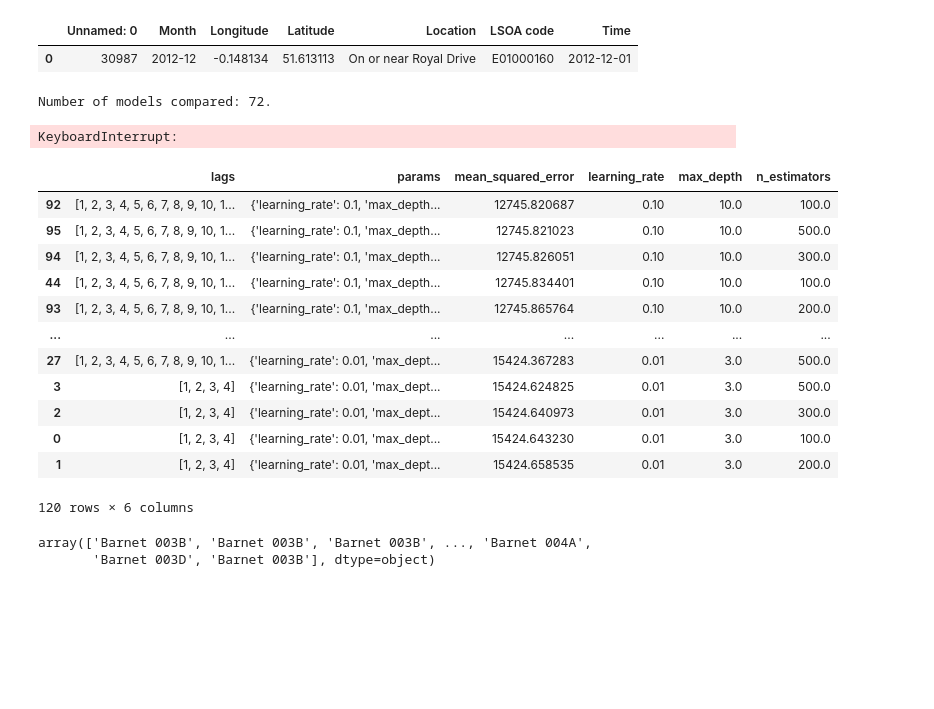
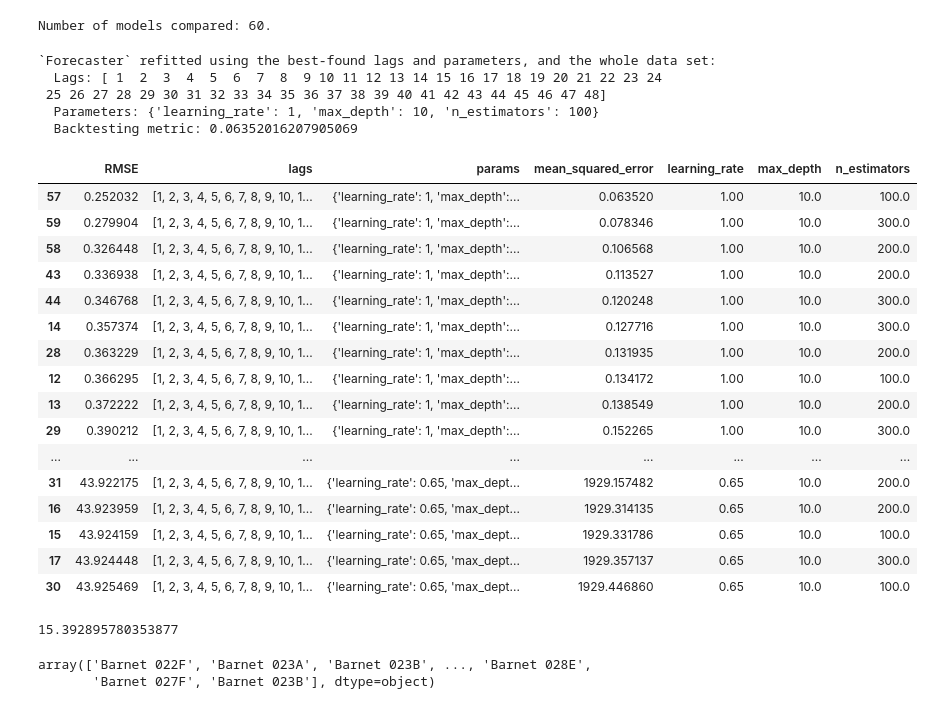
Before and after one commit to jdobladez/DC2-Group1-2023, a Jupyter notebook: check.ipynb, the cells around one changed output. Saved outputs shown, nothing was run; the diff lists cells and outputs as text; code cells hidden in the pictures; blank space fills up the shorter version.

Commit message:
error has been minimized to 0.25

```diff
--- a/check.ipynb
+++ b/check.ipynb
@@ -63,8 +58,3 @@ x_train.tail(1)
-# %%
-x_val.head(1)
-# %% [output]
-|  | Unnamed: 0 | Month | Longitude | Latitude | Location | LSOA code | Time |
-| 0 | 30987 | 2012-12 | -0.148134 | 51.613113 | On or near Royal Drive | E01000160 | 2012-12-01 |
 # %%
 exog = ['Location', 'LSOA code']
 # %%
@@ -102,12 +92,12 @@ forecaster = ForecasterAutoregDirect(
 # Define hyperparameters
 param_grid = {
     'n_estimators': [100, 200, 300],
-    'max_depth': [3, 5, 10],
-    'learning_rate': [0.01, 0.1]
+    'max_depth': [10],
+    'learning_rate': [0.65, 0.75, 0.85, 0.95, 1]
 }
 
 # Lags used as predictors
-lags_grid = [12, 24, 48, 60]
+lags_grid = [12, 24, 36, 48]
 # %%
 
 # Obtaining best model
@@ -124,16 +114,42 @@ result_grid = grid_search_forecaster(
     param_grid=param_grid,
     lags_grid=lags_grid,
     steps=12,
-    refit=True,
-    metric='mean_absolute_error',
+    refit=False,
+    metric='mean_squared_error',
     initial_train_size=len(x_train),
     fixed_train_size=False,
     return_best=True,
     verbose=False
 )
 # %% [output]
-Number of models compared: 72.
+Number of models compared: 60.
-KeyboardInterrupt:
+`Forecaster` refitted using the best-found lags and parameters, and the whole data set:
+  Lags: [ 1  2  3  4  5  6  7  8  9 10 11 12 13 14 15 16 17 18 19 20 21 22 23 24
+ 25 26 27 28 29 30 31 32 33 34 35 36 37 38 39 40 41 42 43 44 45 46 47 48]
+  Parameters: {'learning_rate': 1, 'max_depth': 10, 'n_estimators': 100}
+  Backtesting metric: 0.06352016207905069
+# %%
+result_grid.insert(0, "RMSE", np.sqrt(result_grid["mean_squared_error"]))
+
+result_grid
+# %% [output]
+|  | RMSE | lags | params | mean_squared_error | learning_rate | max_depth | n_estimators |
+| 57 | 0.252032 | [1, 2, 3, 4, 5, 6, 7, 8, 9, 10, 1... | {'learning_rate': 1, 'max_depth':... | 0.063520 | 1.00 | 10.0 | 100.0 |
+| 59 | 0.279904 | [1, 2, 3, 4, 5, 6, 7, 8, 9, 10, 1... | {'learning_rate': 1, 'max_depth':... | 0.078346 | 1.00 | 10.0 | 300.0 |
+| 58 | 0.326448 | [1, 2, 3, 4, 5, 6, 7, 8, 9, 10, 1... | {'learning_rate': 1, 'max_depth':... | 0.106568 | 1.00 | 10.0 | 200.0 |
+| 43 | 0.336938 | [1, 2, 3, 4, 5, 6, 7, 8, 9, 10, 1... | {'learning_rate': 1, 'max_depth':... | 0.113527 | 1.00 | 10.0 | 200.0 |
+| 44 | 0.346768 | [1, 2, 3, 4, 5, 6, 7, 8, 9, 10, 1... | {'learning_rate': 1, 'max_depth':... | 0.120248 | 1.00 | 10.0 | 300.0 |
+| 14 | 0.357374 | [1, 2, 3, 4, 5, 6, 7, 8, 9, 10, 1... | {'learning_rate': 1, 'max_depth':... | 0.127716 | 1.00 | 10.0 | 300.0 |
+| 28 | 0.363229 | [1, 2, 3, 4, 5, 6, 7, 8, 9, 10, 1... | {'learning_rate': 1, 'max_depth':... | 0.131935 | 1.00 | 10.0 | 200.0 |
+| 12 | 0.366295 | [1, 2, 3, 4, 5, 6, 7, 8, 9, 10, 1... | {'learning_rate': 1, 'max_depth':... | 0.134172 | 1.00 | 10.0 | 100.0 |
+| 13 | 0.372222 | [1, 2, 3, 4, 5, 6, 7, 8, 9, 10, 1... | {'learning_rate': 1, 'max_depth':... | 0.138549 | 1.00 | 10.0 | 200.0 |
+| 29 | 0.390212 | [1, 2, 3, 4, 5, 6, 7, 8, 9, 10, 1... | {'learning_rate': 1, 'max_depth':... | 0.152265 | 1.00 | 10.0 | 300.0 |
+| ... | ... | ... | ... | ... | ... | ... | ... |
+| 31 | 43.922175 | [1, 2, 3, 4, 5, 6, 7, 8, 9, 10, 1... | {'learning_rate': 0.65, 'max_dept... | 1929.157482 | 0.65 | 10.0 | 200.0 |
+| 16 | 43.923959 | [1, 2, 3, 4, 5, 6, 7, 8, 9, 10, 1... | {'learning_rate': 0.65, 'max_dept... | 1929.314135 | 0.65 | 10.0 | 200.0 |
+| 15 | 43.924159 | [1, 2, 3, 4, 5, 6, 7, 8, 9, 10, 1... | {'learning_rate': 0.65, 'max_dept... | 1929.331786 | 0.65 | 10.0 | 100.0 |
+| 17 | 43.924448 | [1, 2, 3, 4, 5, 6, 7, 8, 9, 10, 1... | {'learning_rate': 0.65, 'max_dept... | 1929.357137 | 0.65 | 10.0 | 300.0 |
+| 30 | 43.925469 | [1, 2, 3, 4, 5, 6, 7, 8, 9, 10, 1... | {'learning_rate': 0.65, 'max_dept... | 1929.446860 | 0.65 | 10.0 | 100.0 |
 # %%
 
 # Backtesting with the test data the best model
@@ -157,28 +173,16 @@ metric, predictions = backtesting_forecaster(
     verbose=False
 )
-# %%
-
-result_grid
-# %% [output]
-|  | lags | params | mean_squared_error | learning_rate | max_depth | n_estimators |
-| 92 | [1, 2, 3, 4, 5, 6, 7, 8, 9, 10, 1... | {'learning_rate': 0.1, 'max_depth... | 12745.820687 | 0.10 | 10.0 | 100.0 |
-| 95 | [1, 2, 3, 4, 5, 6, 7, 8, 9, 10, 1... | {'learning_rate': 0.1, 'max_depth... | 12745.821023 | 0.10 | 10.0 | 500.0 |
-| 94 | [1, 2, 3, 4, 5, 6, 7, 8, 9, 10, 1... | {'learning_rate': 0.1, 'max_depth... | 12745.826051 | 0.10 | 10.0 | 300.0 |
-| 44 | [1, 2, 3, 4, 5, 6, 7, 8, 9, 10, 1... | {'learning_rate': 0.1, 'max_depth... | 12745.834401 | 0.10 | 10.0 | 100.0 |
-| 93 | [1, 2, 3, 4, 5, 6, 7, 8, 9, 10, 1... | {'learning_rate': 0.1, 'max_depth... | 12745.865764 | 0.10 | 10.0 | 200.0 |
-| ... | ... | ... | ... | ... | ... | ... |
-| 27 | [1, 2, 3, 4, 5, 6, 7, 8, 9, 10, 1... | {'learning_rate': 0.01, 'max_dept... | 15424.367283 | 0.01 | 3.0 | 500.0 |
-| 3 | [1, 2, 3, 4] | {'learning_rate': 0.01, 'max_dept... | 15424.624825 | 0.01 | 3.0 | 500.0 |
-| 2 | [1, 2, 3, 4] | {'learning_rate': 0.01, 'max_dept... | 15424.640973 | 0.01 | 3.0 | 300.0 |
-| 0 | [1, 2, 3, 4] | {'learning_rate': 0.01, 'max_dept... | 15424.643230 | 0.01 | 3.0 | 100.0 |
-| 1 | [1, 2, 3, 4] | {'learning_rate': 0.01, 'max_dept... | 15424.658535 | 0.01 | 3.0 | 200.0 |
-120 rows × 6 columns
+# %%
+rsme_backtest = np.sqrt(metric)
+
+rsme_backtest
+# %% [output]
+15.392895780353877
 # %%
 predictions = predictions.astype(float)
 predictions = predictions.round().astype(int)
 lsoa_names = label_encoder.inverse_transform(predictions)
+lsoa_names
+# %% [output]
+array(['Barnet 022F', 'Barnet 023A', 'Barnet 023B', ..., 'Barnet 028E',
+       'Barnet 027F', 'Barnet 023B'], dtype=object)
-# %%
-lsoa_names
-# %% [output]
-array(['Barnet 003B', 'Barnet 003B', 'Barnet 003B', ..., 'Barnet 004A',
-       'Barnet 003D', 'Barnet 003B'], dtype=object)
```
Also changed, not shown: parts of 7 cells of this notebook.
